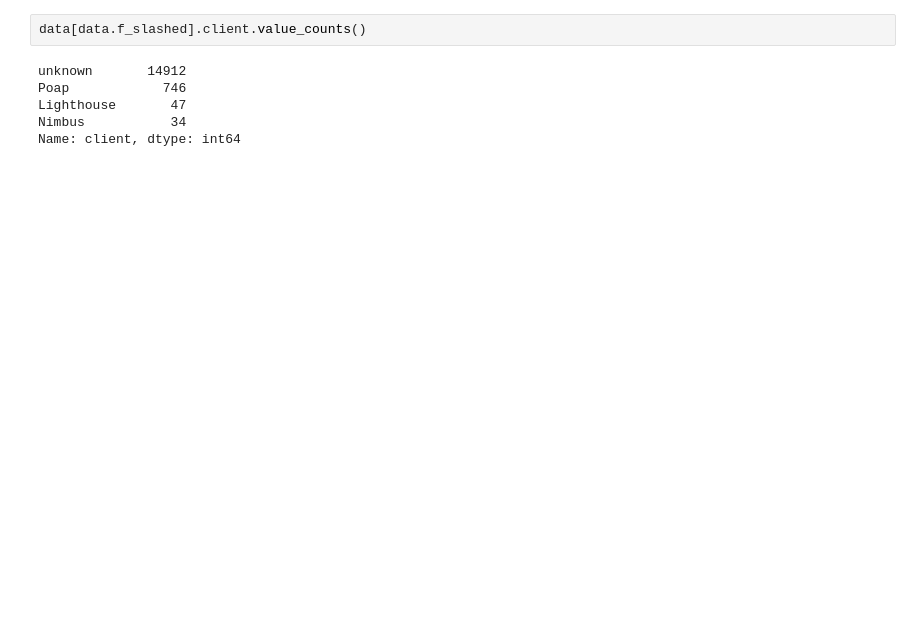
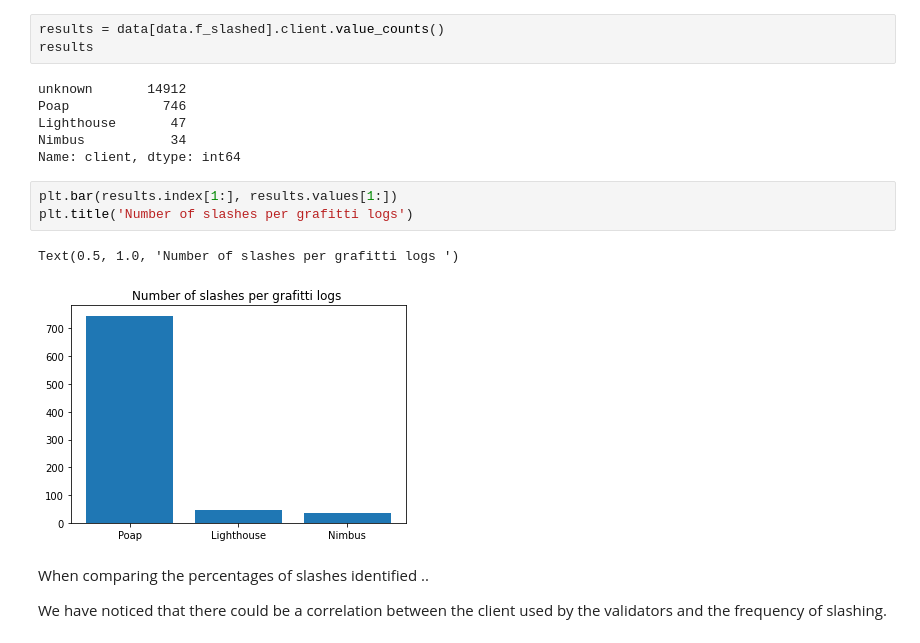
Before and after one commit to dOrgTech/MedallaDataChallenge, a Jupyter notebook: 01_medalla_initial_exploration.ipynb, the cells around one changed output. Saved outputs shown, nothing was run; the diff lists cells and outputs as text; blank space fills up the shorter version.

```diff
--- a/01_medalla_initial_exploration.ipynb
+++ b/01_medalla_initial_exploration.ipynb
@@ -298,8 +301,20 @@ data[data.f_slashed]
 # %%
-data[data.f_slashed].client.value_counts()
+results = data[data.f_slashed].client.value_counts()
+results
 # %% [output]
 unknown       14912
 Poap            746
 Lighthouse       47
 Nimbus           34
 Name: client, dtype: int64
+# %%
+plt.bar(results.index[1:], results.values[1:])
+plt.title('Number of slashes per grafitti logs')
+# %% [output]
+Text(0.5, 1.0, 'Number of slashes per grafitti logs ')
+[figure, added]
+# %% [markdown]
+When comparing the percentages of slashes identified
+..
+
+We have noticed that there could be a correlation between the client used by the validators and the frequency of slashing.
```
Also changed, not shown: parts of 22 cells of this notebook.
